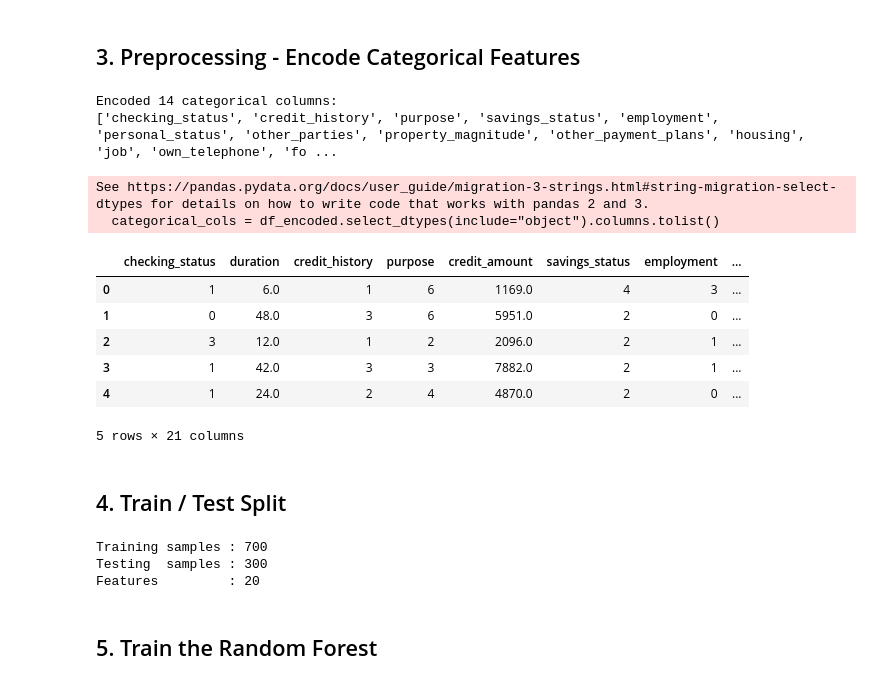
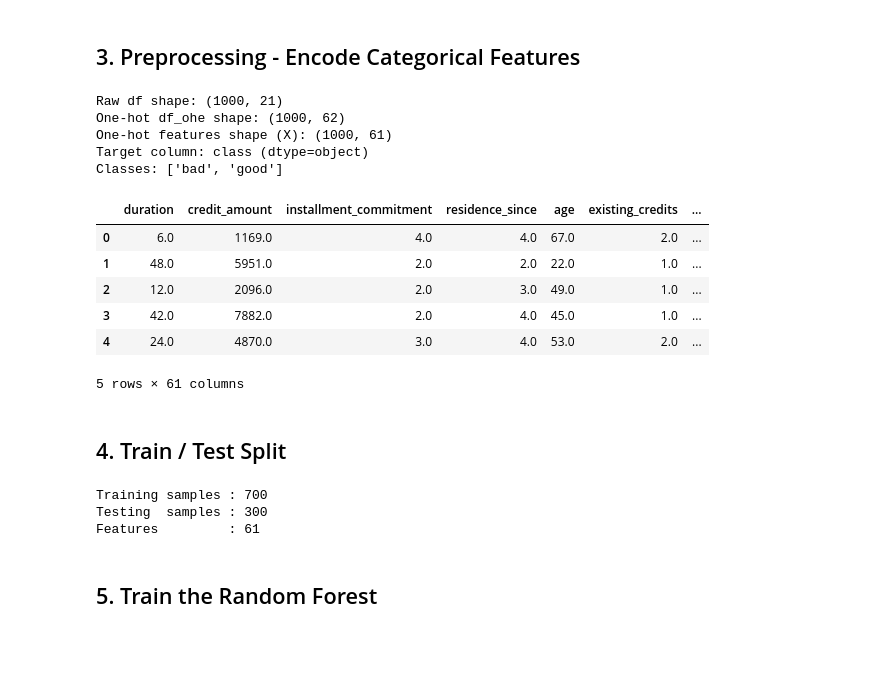
Before and after one commit to cezar03/ExplainableAI, a Jupyter notebook: random_forest.ipynb, the cells around one changed output. Drawn from its saved outputs; the diff is of its cells as text; code cells hidden in the pictures; blank space fills up the shorter version.

Commit message:
everything changed using one hot encoding

```diff
--- a/random_forest.ipynb
+++ b/random_forest.ipynb
@@ -79,39 +82,62 @@ Name: count, dtype: int64
 # %% [markdown]
 ## 3. Preprocessing - Encode Categorical Features
 # %%
-df_encoded = df.copy()
-label_encoders = {}
-categorical_cols = df_encoded.select_dtypes(include="object").columns.tolist()
+# creating the dataset with one-hot encoding (same approach as in eda.ipynb / decision_tree.ipynb)
 
-for col in categorical_cols:
-    le = LabelEncoder()
-    df_encoded[col] = le.fit_transform(df_encoded[col])
-    label_encoders[col] = le
+df_ohe_src = df.copy()
 
-print(f"Encoded {len(categorical_cols)} categorical columns:")
-print(categorical_cols)
-df_encoded.head()
+categorical_cols = df_ohe_src.select_dtypes(include=['object', 'category', 'bool']).columns.tolist()
+target_col = 'class' if 'class' in df_ohe_src.columns else None
+
+ohe_cols = [c for c in categorical_cols if c != target_col]
+df_ohe = pd.get_dummies(df_ohe_src, columns=ohe_cols, drop_first=False, dtype=int)
+
+if target_col is not None:
+    X = df_ohe.drop(columns=[target_col])
+    y = df_ohe[target_col]
+else:
+    X = df_ohe
+    y = None
+
+if y is not None and y.isna().any():
+    raise ValueError("Target column 'class' contains NaN values. Re-run Cell 4 to ensure decoding succeeded.")
+if X.isna().any().any():
+    raise ValueError("Feature matrix contains NaNs; decoding/loading may have failed.")
+
+if y is not None and set(['bad', 'good']).issubset(set(pd.Series(y).unique())):
+    class_names = ['bad', 'good']
+elif y is not None:
+    class_names = sorted(pd.Series(y).unique().tolist())
+else:
+    class_names = None
+
+print(f"Raw df shape: {df_ohe_src.shape}")
+print(f"One-hot df_ohe shape: {df_ohe.shape}")
+print(f"One-hot features shape (X): {X.shape}")
+if y is not None:
+    print(f"Target column: {target_col} (dtype={y.dtype})")
+    print(f"Classes: {class_names}")
+
+X.head()
 # %% [output]
-Encoded 14 categorical columns:
-['checking_status', 'credit_history', 'purpose', 'savings_status', 'employment', 'personal_status', 'other_parties', 'property_magnitude', 'other_payment_plans', 'housing', 'job', 'own_telephone', 'fo ...
+Raw df shape: (1000, 21)
+One-hot df_ohe shape: (1000, 62)
+One-hot features shape (X): (1000, 61)
+Target column: class (dtype=object)
+Classes: ['bad', 'good']
+|  | duration | credit_amount | installment_commitment | residence_since | age | existing_credits | ... |
+| 0 | 6.0 | 1169.0 | 4.0 | 4.0 | 67.0 | 2.0 | ... |
+| 1 | 48.0 | 5951.0 | 2.0 | 2.0 | 22.0 | 1.0 | ... |
+| 2 | 12.0 | 2096.0 | 2.0 | 3.0 | 49.0 | 1.0 | ... |
+| 3 | 42.0 | 7882.0 | 2.0 | 4.0 | 45.0 | 1.0 | ... |
+| 4 | 24.0 | 4870.0 | 3.0 | 4.0 | 53.0 | 2.0 | ... |
-See https://pandas.pydata.org/docs/user_guide/migration-3-strings.html#string-migration-select-dtypes for details on how to write code that works with pandas 2 and 3.
-  categorical_cols = df_encoded.select_dtypes(include="object").columns.tolist()
+5 rows × 61 columns
-|  | checking_status | duration | credit_history | purpose | credit_amount | savings_status | employment | ... |
-| 0 | 1 | 6.0 | 1 | 6 | 1169.0 | 4 | 3 | ... |
-| 1 | 0 | 48.0 | 3 | 6 | 5951.0 | 2 | 0 | ... |
-| 2 | 3 | 12.0 | 1 | 2 | 2096.0 | 2 | 1 | ... |
-| 3 | 1 | 42.0 | 3 | 3 | 7882.0 | 2 | 1 | ... |
-| 4 | 1 | 24.0 | 2 | 4 | 4870.0 | 2 | 0 | ... |
-5 rows × 21 columns
 # %% [markdown]
 ## 4. Train / Test Split
 # %%
-X = df_encoded.drop(columns=["class"])
-y = df_encoded["class"]
-
 X_train, X_test, y_train, y_test = train_test_split(
     X, y, test_size=0.3, random_state=RANDOM_STATE, stratify=y
-)
+ )
 
 print(f"Training samples : {len(X_train)}")
 print(f"Testing  samples : {len(X_test)}")
@@ -119,7 +145,7 @@ print(f"Features         : {X_train.shape[1]}")
 # %% [output]
 Training samples : 700
 Testing  samples : 300
-Features         : 20
+Features         : 61
 # %% [markdown]
 ## 5. Train the Random Forest
 # %%
```
Also changed, not shown: parts of 7 cells of this notebook, 5 other files.
